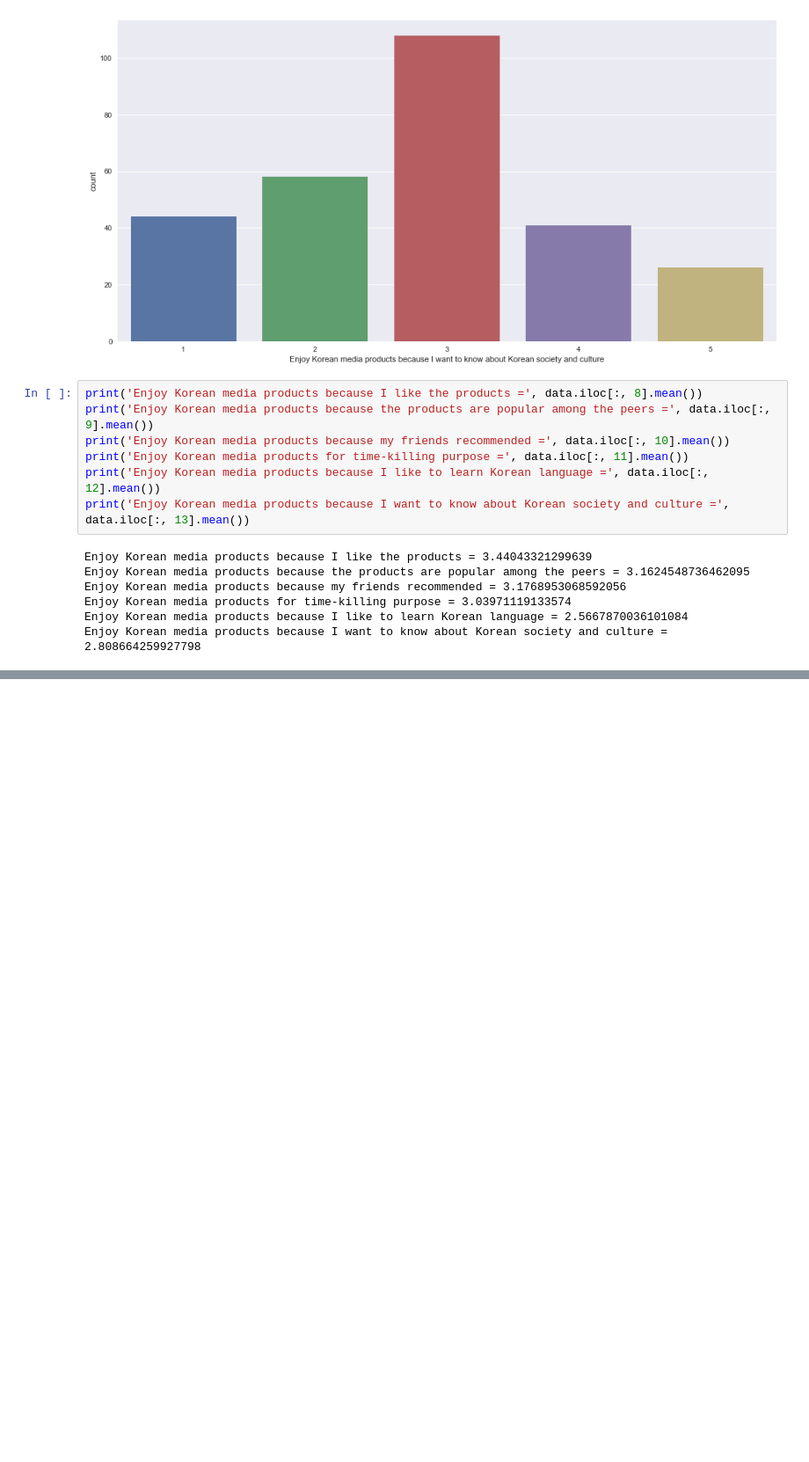
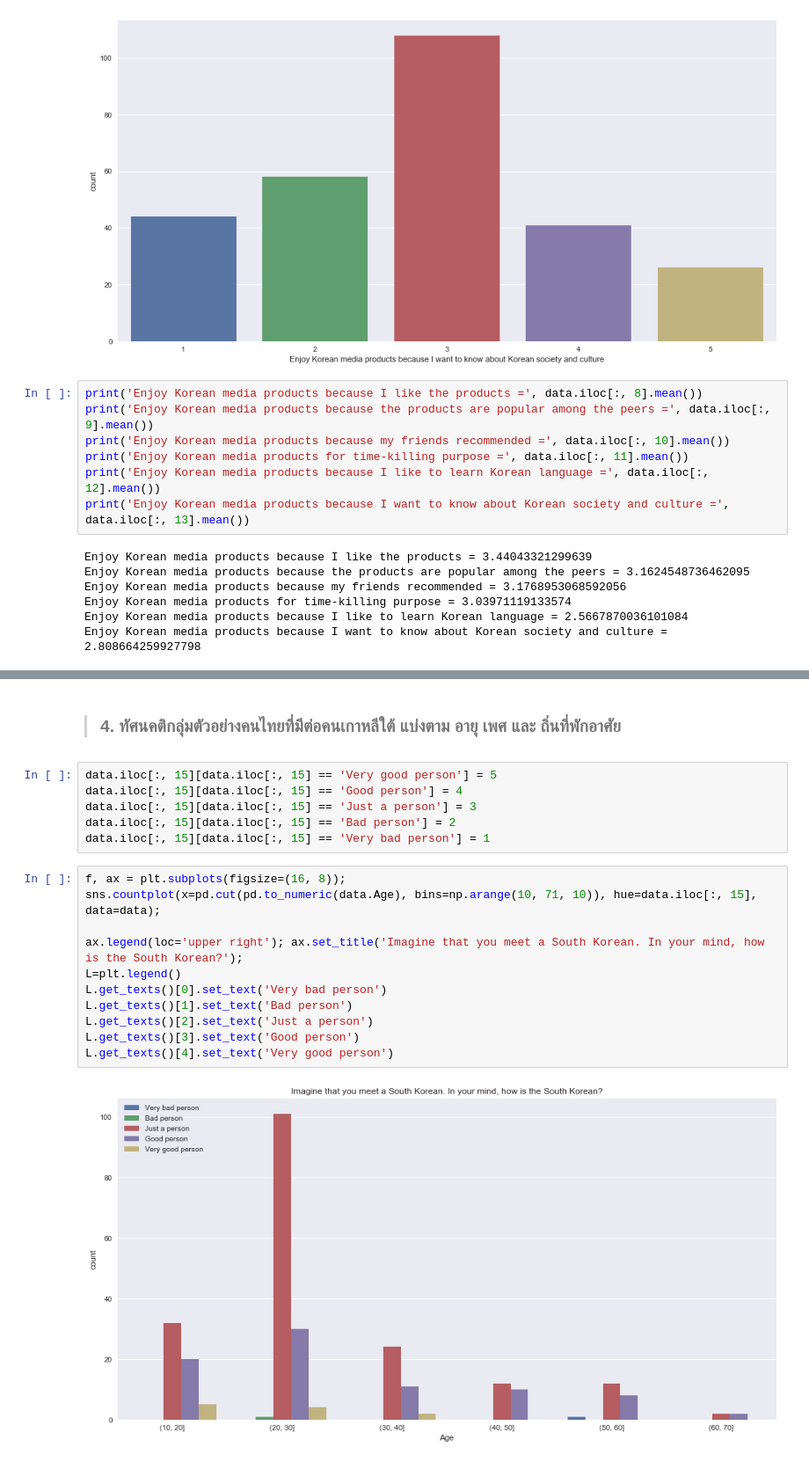
Before and after one commit to deartanapol10/Madmee-Final-Project, a Jupyter notebook: The Relation Between The Rise of Korean Wave (Hallyu) in Thailand and Thai People’s Attitude and Tendency in Visiting South Korea.ipynb, the cells around one changed output, grey strips where cells are left out. Shown: that part at 88% size. Saved outputs shown, nothing was run; the diff lists cells and outputs as text; blank space fills up the shorter version.

```diff
--- a/The Relation Between The Rise of Korean Wave (Hallyu) in Thailand and Thai People’s Attitude and Tendency in Visiting South Korea.ipynb
+++ b/The Relation Between The Rise of Korean Wave (Hallyu) in Thailand and Thai People’s Attitude and Tendency in Visiting South Korea.ipynb
@@ -445,0 +497,21 @@ Enjoy Korean media products because I want to know about Korean society and cult
+# %% [markdown]
+> ### 4. ทัศนคติกลุ่มตัวอย่างคนไทยที่มีต่อคนเกาหลีใต้ แบ่งตาม อายุ เพศ และ ถิ่นที่พักอาศัย
+# %%
+data.iloc[:, 15][data.iloc[:, 15] == 'Very good person'] = 5
+data.iloc[:, 15][data.iloc[:, 15] == 'Good person'] = 4
+data.iloc[:, 15][data.iloc[:, 15] == 'Just a person'] = 3
+data.iloc[:, 15][data.iloc[:, 15] == 'Bad person'] = 2
+data.iloc[:, 15][data.iloc[:, 15] == 'Very bad person'] = 1
+# %%
+f, ax = plt.subplots(figsize=(16, 8));
+sns.countplot(x=pd.cut(pd.to_numeric(data.Age), bins=np.arange(10, 71, 10)), hue=data.iloc[:, 15], data=data);
+
+ax.legend(loc='upper right'); ax.set_title('Imagine that you meet a South Korean. In your mind, how is the South Korean?');
+L=plt.legend()
+L.get_texts()[0].set_text('Very bad person')
+L.get_texts()[1].set_text('Bad person')
+L.get_texts()[2].set_text('Just a person')
+L.get_texts()[3].set_text('Good person')
+L.get_texts()[4].set_text('Very good person')
+# %% [output]
+[figure, added]
```
Also changed, not shown: parts of 36 cells of this notebook.
